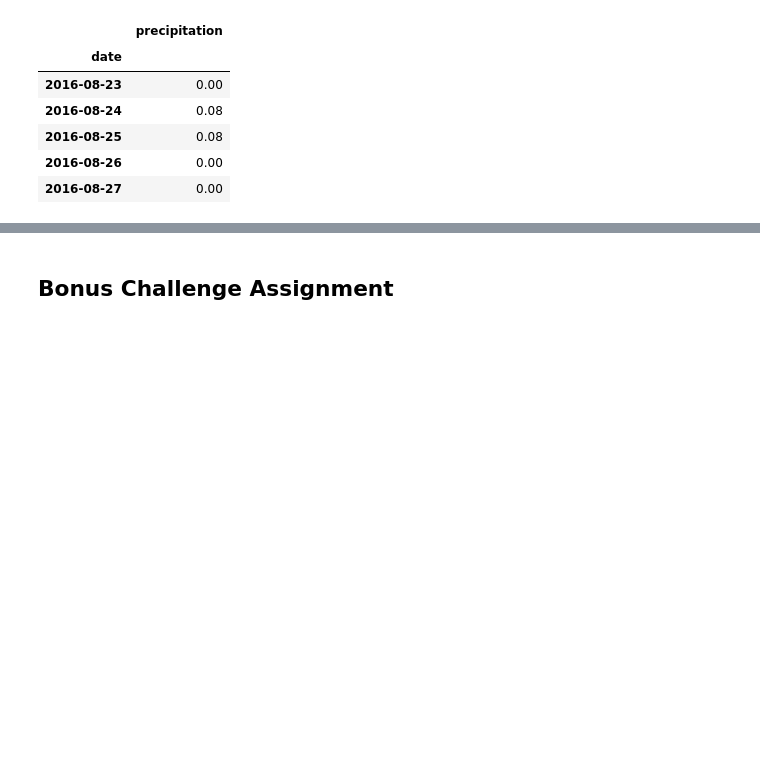
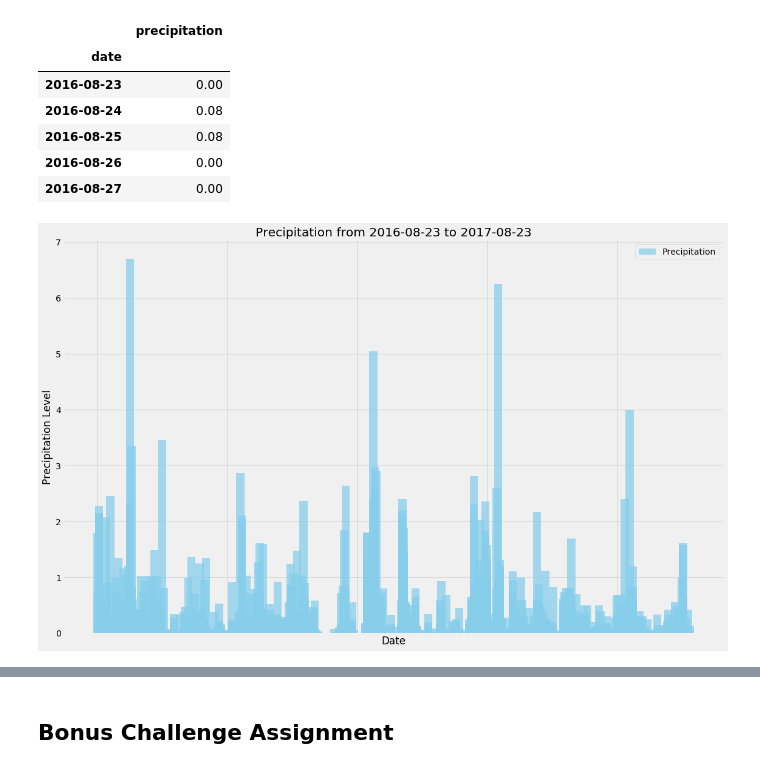
Before and after one commit to kimcrine/sqlalchemy-challenge, a Jupyter notebook: climate_starter.ipynb, the cells around one changed output, grey strips where cells are left out. Saved outputs shown, nothing was run; the diff lists cells and outputs as text; code cells hidden in the pictures; blank space fills up the shorter version.

Commit message:
plotted data and created summary statistics using pandas and matplotlib

```diff
--- a/climate_starter.ipynb
+++ b/climate_starter.ipynb
@@ -87,4 +87,30 @@ prcp_df.head()
 | 2016-08-25 | 0.08 |
 | 2016-08-26 | 0.00 |
 | 2016-08-27 | 0.00 |
+# %%
+# Use Pandas Plotting with Matplotlib to plot the data
+x_axis = prcp_df.index.tolist()
+y_axis = prcp_df['precipitation'].tolist()
+
+plt.figure(figsize=(16,10))
+plt.bar(x_axis,y_axis,width=5 ,color='skyblue', alpha=0.75, align="center",label='Precipitation')
+plt.tick_params(
+    axis='x',
+    which='both',
+    bottom=False,
+    top=False,
+    labelbottom=False)
+major_ticks = np.arange(0,400,80)
+plt.xticks(major_ticks)
+
+plt.title(f"Precipitation from {query_date} to {last_date[0]}")
+plt.xlabel("Date")
+plt.ylabel("Precipitation Level")
+plt.grid(which='major', axis='both', linestyle='-')
+plt.legend()
+plt.tight_layout()
+
+plt.show()
+# %% [output]
+[figure, added]
 # %%
```
Also changed, not shown: parts of 2 cells of this notebook.
